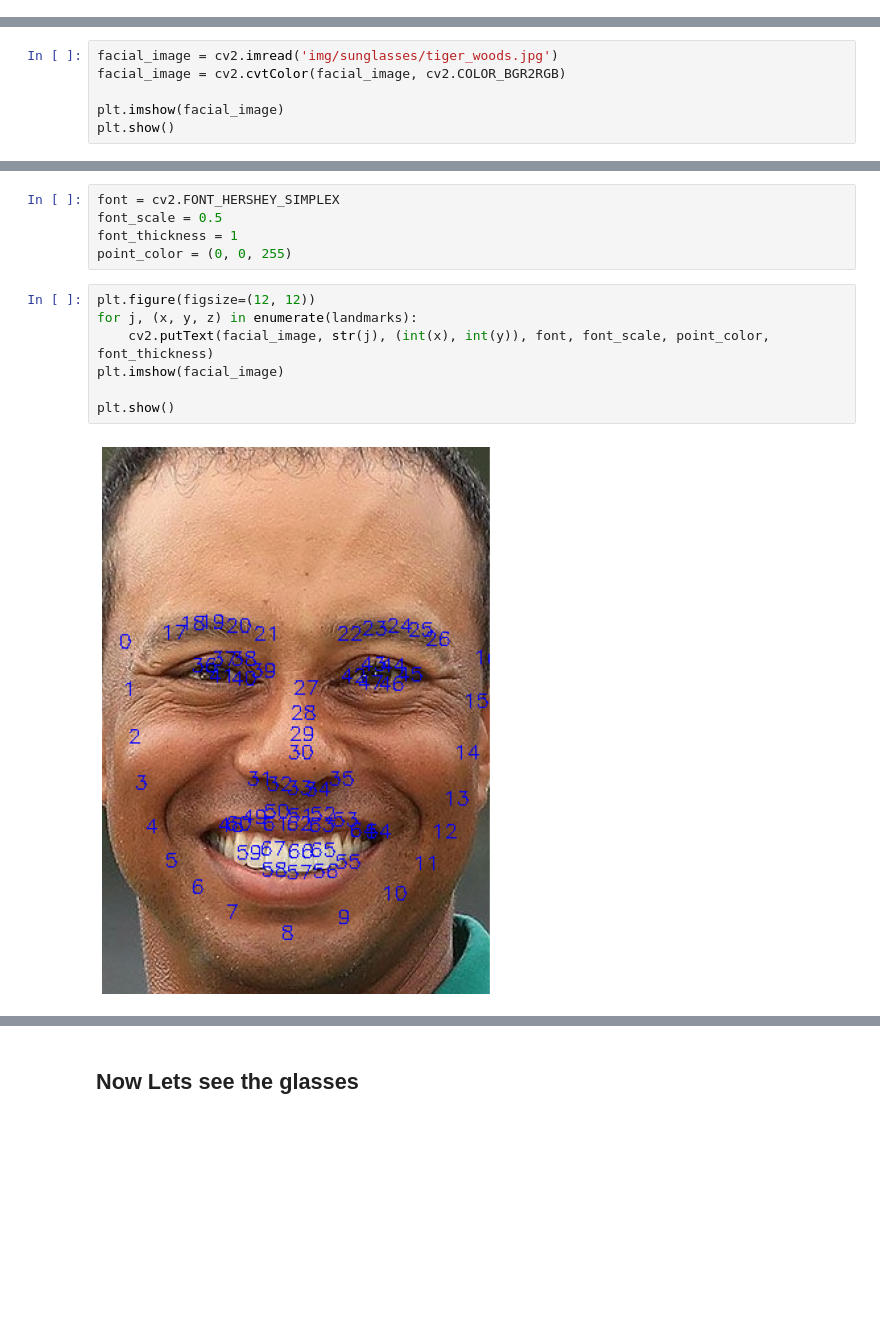
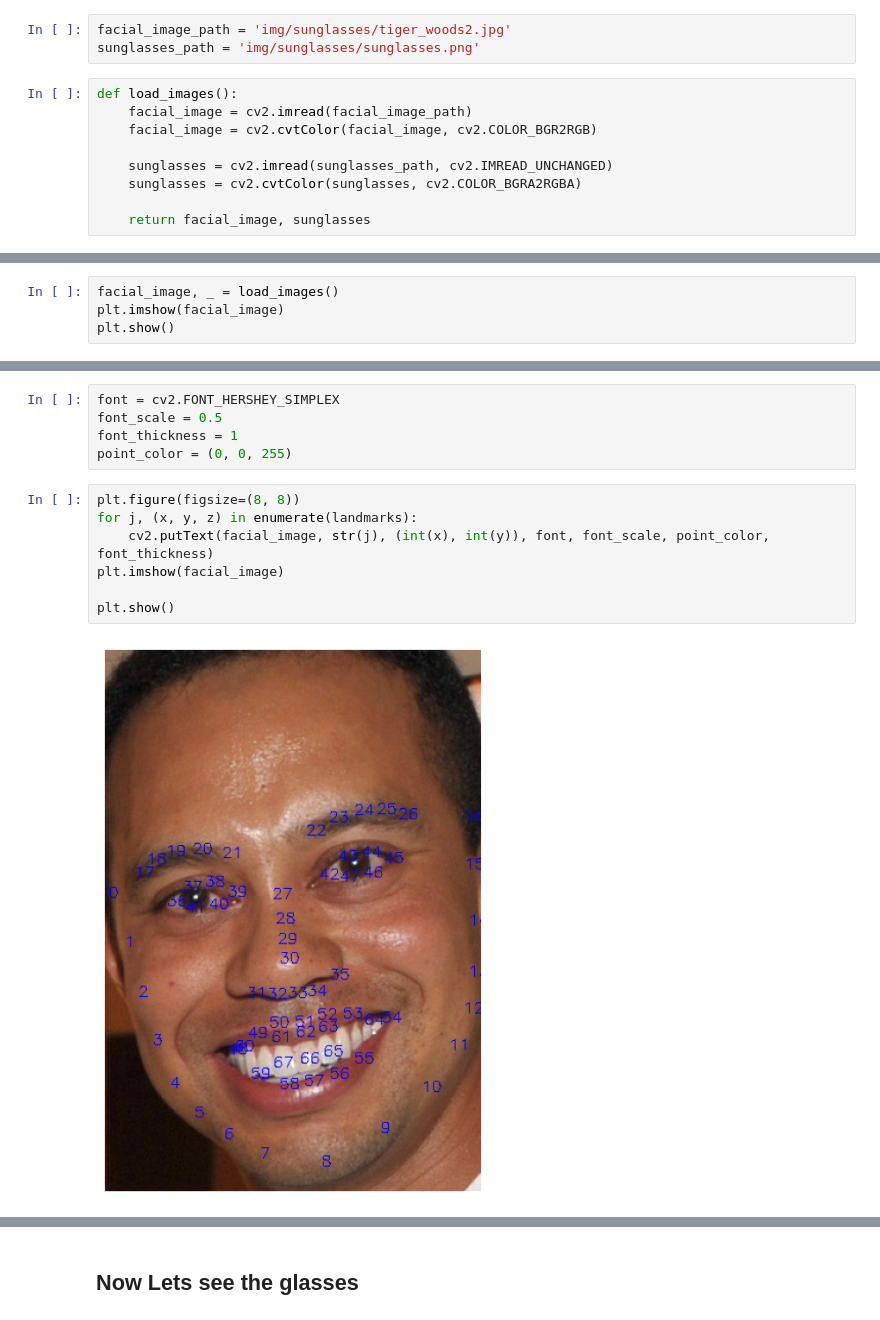
Before and after one commit to Neptune-Trojans/geometry, a Jupyter notebook: sunglasses.ipynb, the cells around one changed output, grey strips where cells are left out. Saved outputs shown, nothing was run; the diff lists cells and outputs as text; blank space fills up the shorter version.

```diff
--- a/sunglasses.ipynb
+++ b/sunglasses.ipynb
@@ -17,9 +20,19 @@ plt.rcParams['ytick.labelleft'] = False
+# %%
+facial_image_path = 'img/sunglasses/tiger_woods2.jpg'
+sunglasses_path = 'img/sunglasses/sunglasses.png'
+# %%
+def load_images():
+    facial_image = cv2.imread(facial_image_path)
+    facial_image = cv2.cvtColor(facial_image, cv2.COLOR_BGR2RGB)
+
+    sunglasses = cv2.imread(sunglasses_path, cv2.IMREAD_UNCHANGED)
+    sunglasses = cv2.cvtColor(sunglasses, cv2.COLOR_BGRA2RGBA)
+
+    return facial_image, sunglasses
 # %% [markdown]
 # Putting Glasses On Facial image
 # %%
-facial_image = cv2.imread('img/sunglasses/tiger_woods.jpg')
-facial_image = cv2.cvtColor(facial_image, cv2.COLOR_BGR2RGB)
-
+facial_image, _ = load_images()
 plt.imshow(facial_image)
 plt.show()
 # %% [output]
@@ -58,12 +71,12 @@ font_scale = 0.5
 font_thickness = 1
 point_color = (0, 0, 255)
 # %%
-plt.figure(figsize=(12, 12))
+plt.figure(figsize=(8, 8))
 for j, (x, y, z) in enumerate(landmarks):
     cv2.putText(facial_image, str(j), (int(x), int(y)), font, font_scale, point_color, font_thickness)
 plt.imshow(facial_image)
 
 plt.show()
 # %% [output]
-[figure, old version]
+[figure, new version]
 # %% [markdown]
```
Also changed, not shown: parts of 25 cells of this notebook, 2 other files.
